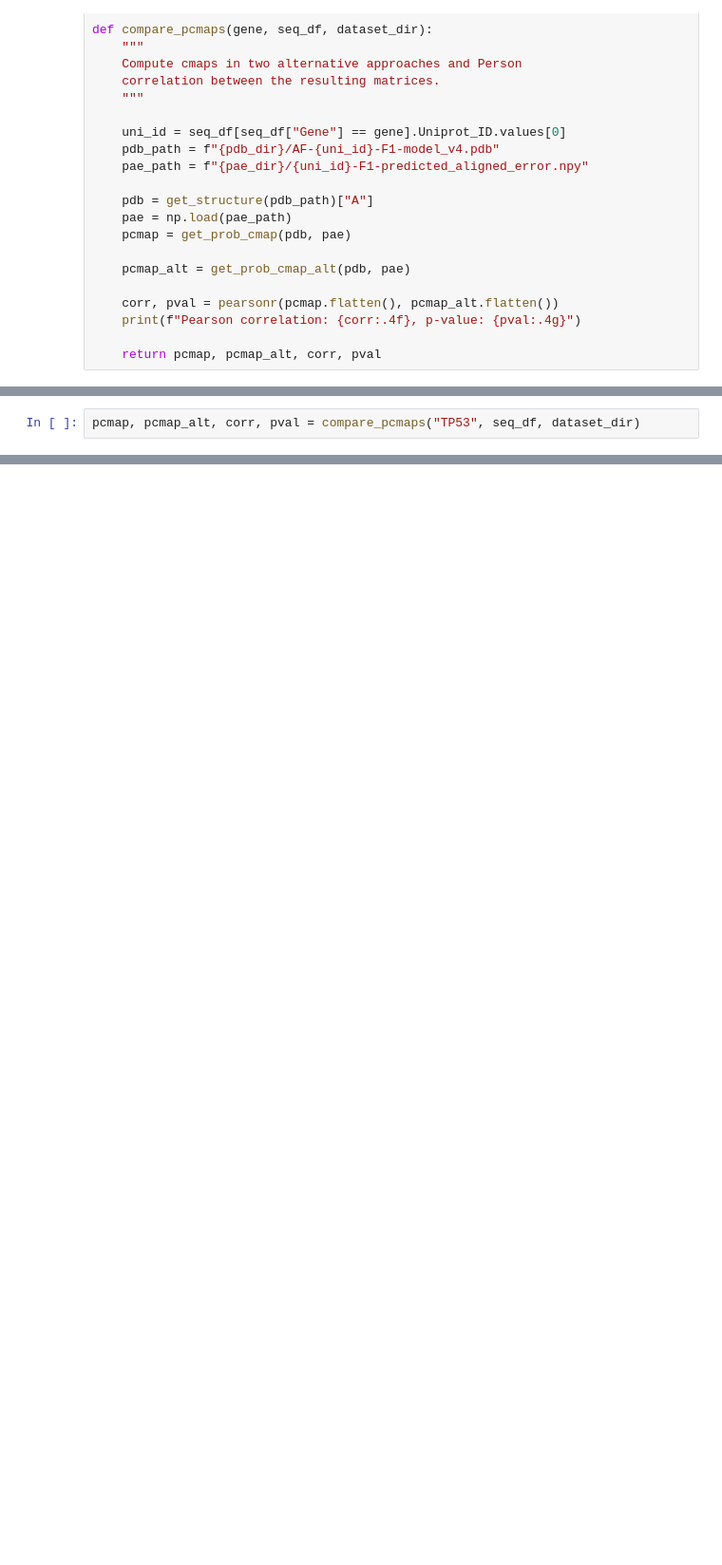
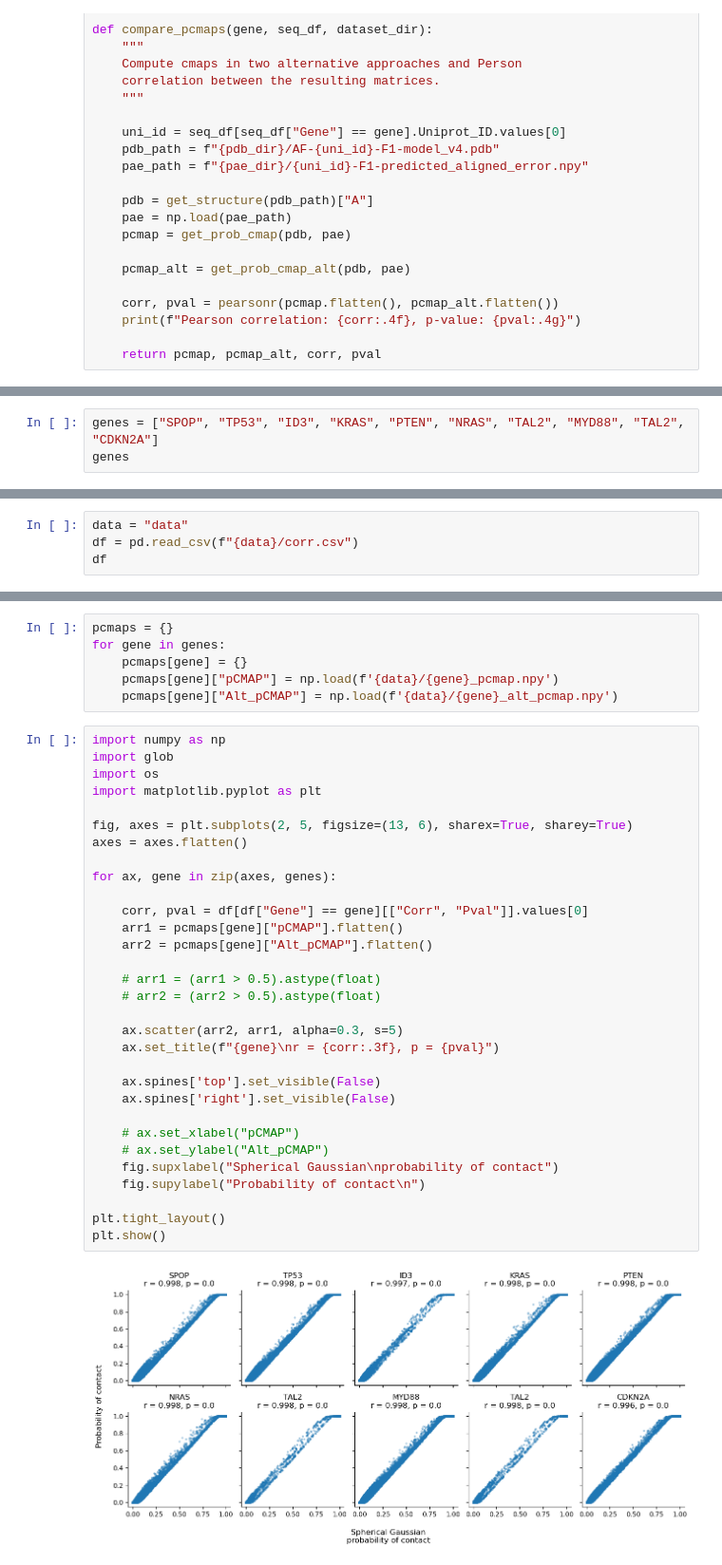
Before and after one commit to bbglab/oncodrive3d_paper, a Jupyter notebook: review_01/alt_pcmap_analysis/spherical_gaussian.ipynb, the cells around one changed output, grey strips where cells are left out. Shown at 95% size. Saved outputs shown, nothing was run; the diff lists cells and outputs as text; blank space fills up the shorter version.

Commit message:
update pcmap spherical gaussian comparison

```diff
--- a/review_01/alt_pcmap_analysis/spherical_gaussian.ipynb
+++ b/review_01/alt_pcmap_analysis/spherical_gaussian.ipynb
@@ -265,5 +321,3 @@ cmaps_dir = f"{dataset_dir}/prob_cmaps"
 pae_dir = f"{dataset_dir}/pae"
 
 seq_df = pd.read_table(f"{dataset_dir}/seq_for_mut_prob.tsv")
-# %%
-pcmap, pcmap_alt, corr, pval = compare_pcmaps("TP53", seq_df, dataset_dir)
@@ -275,0 +340,3 @@ pcmap3, pcmap_alt3, corr3, pval3 = compare_pcmaps("PIK3CA", seq_df, dataset_dir)
+# %%
+genes = ["SPOP", "TP53", "ID3", "KRAS", "PTEN", "NRAS", "TAL2", "MYD88", "TAL2", "CDKN2A"]
+genes
@@ -275,0 +387,4 @@ pcmap3, pcmap_alt3, corr3, pval3 = compare_pcmaps("PIK3CA", seq_df, dataset_dir)
+# %%
+data = "data"
+df = pd.read_csv(f"{data}/corr.csv")
+df
@@ -275,0 +403,39 @@ pcmap3, pcmap_alt3, corr3, pval3 = compare_pcmaps("PIK3CA", seq_df, dataset_dir)
+# %%
+pcmaps = {}
+for gene in genes:
+    pcmaps[gene] = {}
+    pcmaps[gene]["pCMAP"] = np.load(f'{data}/{gene}_pcmap.npy')
+    pcmaps[gene]["Alt_pCMAP"] = np.load(f'{data}/{gene}_alt_pcmap.npy')
+# %%
+import numpy as np
+import glob
+import os
+import matplotlib.pyplot as plt
+
+fig, axes = plt.subplots(2, 5, figsize=(13, 6), sharex=True, sharey=True)
+axes = axes.flatten()
+
+for ax, gene in zip(axes, genes):
+
+    corr, pval = df[df["Gene"] == gene][["Corr", "Pval"]].values[0]
+    arr1 = pcmaps[gene]["pCMAP"].flatten()
+    arr2 = pcmaps[gene]["Alt_pCMAP"].flatten()
+
+    # arr1 = (arr1 > 0.5).astype(float)
+    # arr2 = (arr2 > 0.5).astype(float)
+
+    ax.scatter(arr2, arr1, alpha=0.3, s=5)
+    ax.set_title(f"{gene}\nr = {corr:.3f}, p = {pval}")
+
+    ax.spines['top'].set_visible(False)
+    ax.spines['right'].set_visible(False)
+
+    # ax.set_xlabel("pCMAP")
+    # ax.set_ylabel("Alt_pCMAP")
+    fig.supxlabel("Spherical Gaussian\nprobability of contact")
+    fig.supylabel("Probability of contact\n")
+
+plt.tight_layout()
+plt.show()
+# %% [output]
+[figure, added]
```
Also changed, not shown: parts of 12 cells of this notebook.
